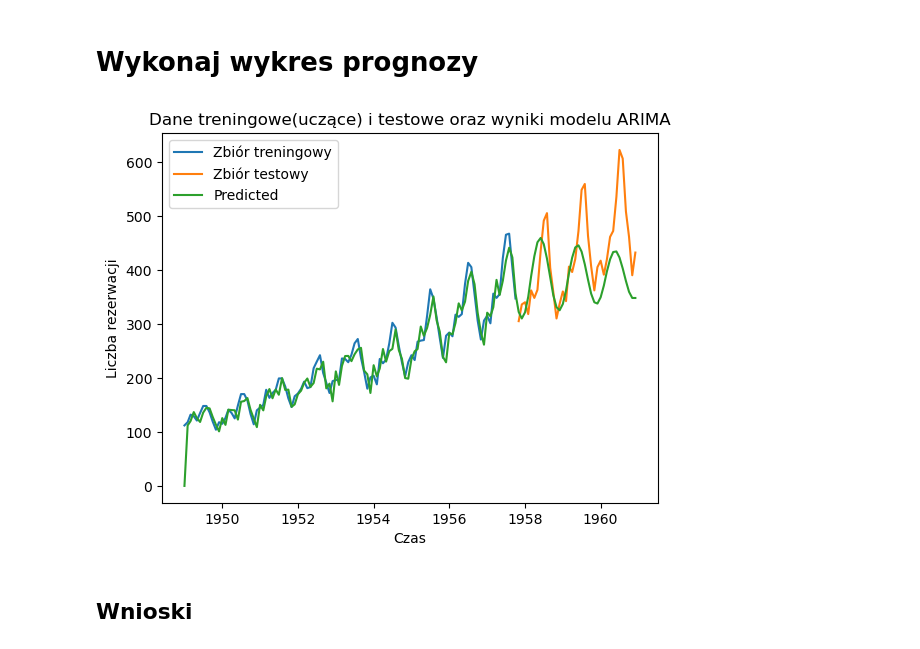
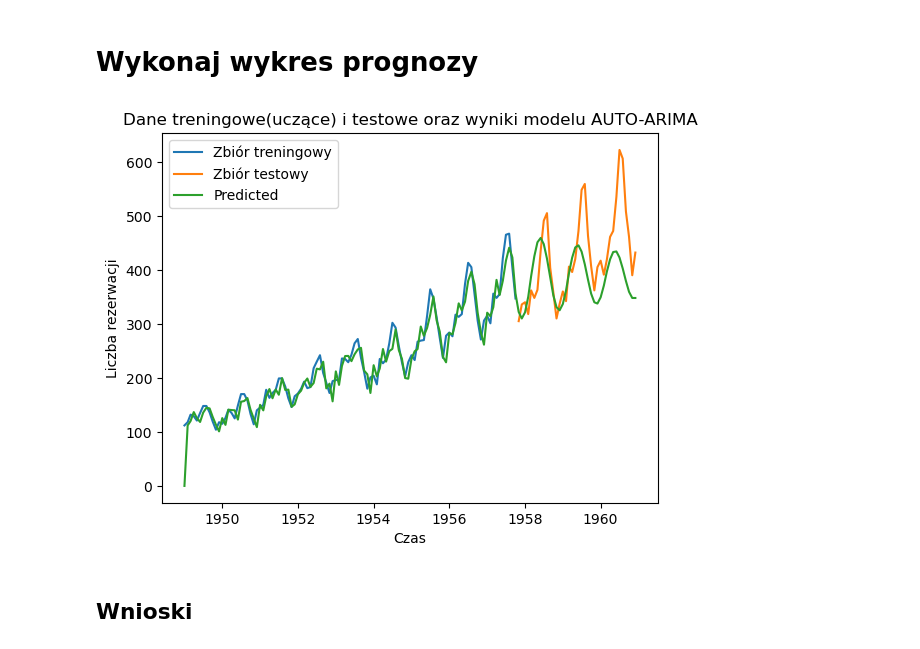
Before and after one commit to BrzozkaMarcin/AiBD, a Jupyter notebook: Lab10MarcinBrzózka/raport.ipynb, the cells around one changed output. Saved outputs shown, nothing was run; the diff lists cells and outputs as text; code cells hidden in the pictures.

```diff
--- a/Lab10MarcinBrzózka/raport.ipynb
+++ b/Lab10MarcinBrzózka/raport.ipynb
@@ -289,19 +289,18 @@ Warnings:
 # %%
 # model = ARIMA(train, order=(2, 1, 1), seasonal_order=(0,1,0,12))
 model = ARIMA(train, order=(4, 1, 3))
 results = model.fit()
-fc = fitted.forecast(len(test), alpha=0.05)
 prediction = results.predict(0, len(X) - 1)
 plt.plot(tm[0:106], train)
 plt.plot(tm[106:], test)
 plt.plot(tm, prediction)
-plt.title('Dane treningowe(uczące) i testowe oraz wyniki modelu ARIMA')
+plt.title('Dane treningowe(uczące) i testowe oraz wyniki modelu AUTO-ARIMA')
 plt.legend(['Zbiór treningowy', 'Zbiór testowy', 'Predicted'])
 plt.ylabel('Liczba rezerwacji')
 plt.xlabel('Czas')
 plt.show()
 # %% [output]
-[figure, old version]
+[figure, new version]
 # %% [markdown]
 ## Wnioski
 # %% [markdown]
```
